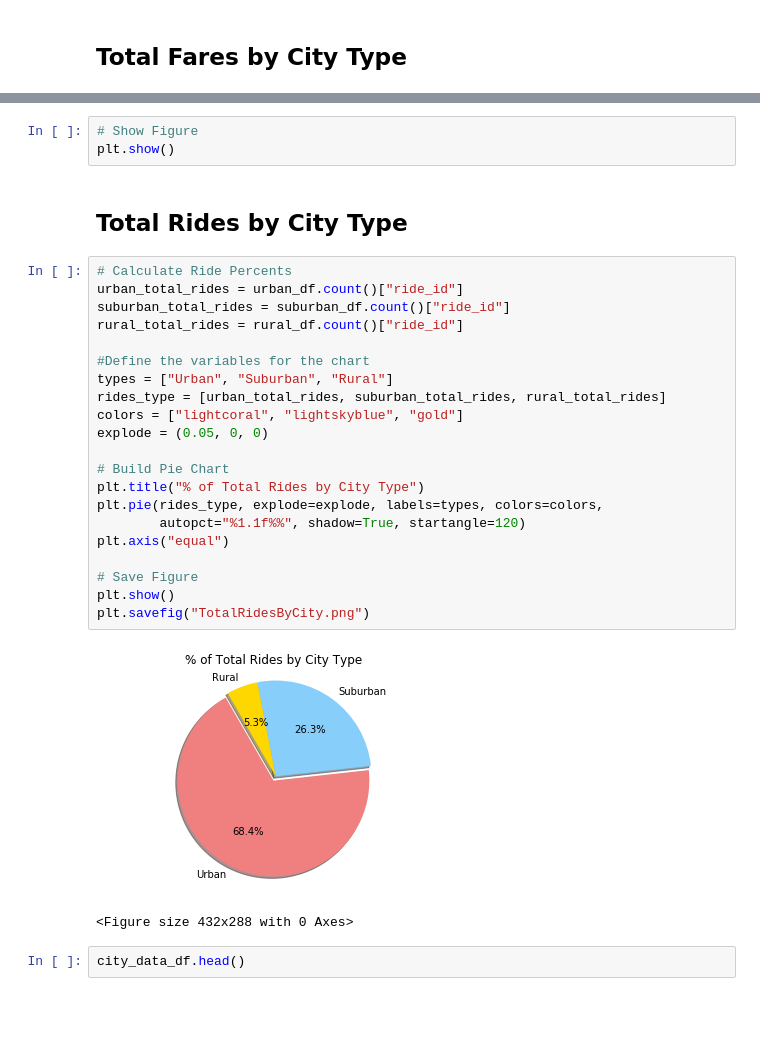
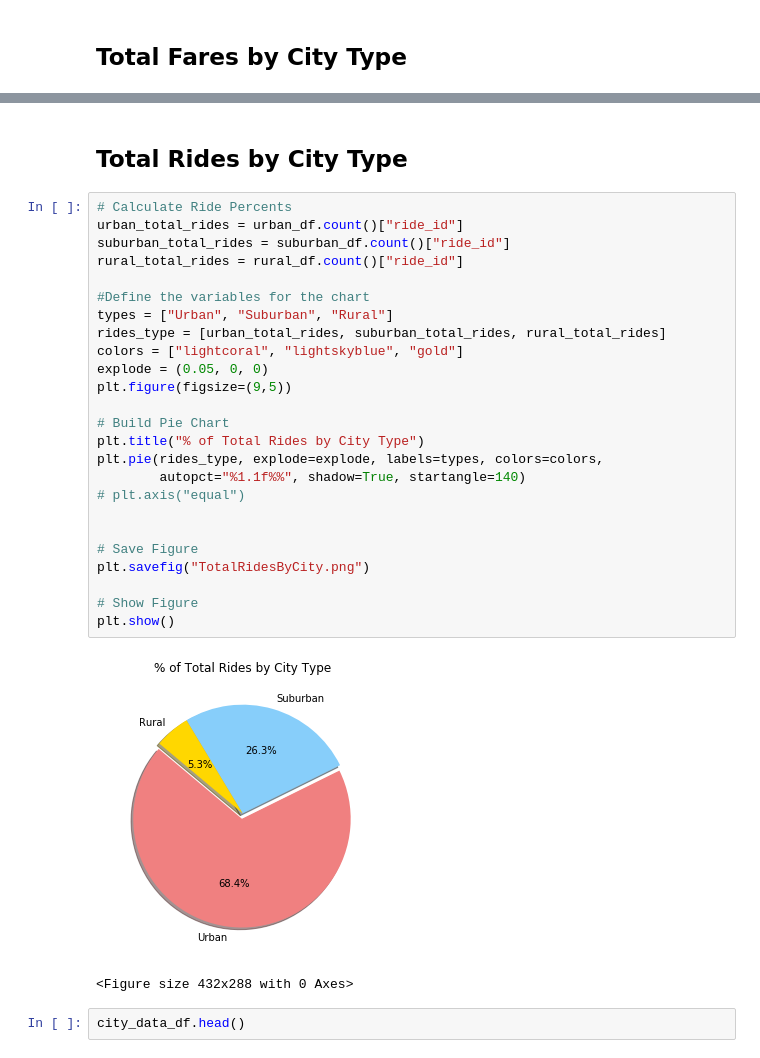
Before and after one commit to kokuji/pyber, a Jupyter notebook: pyber_starter - WIP.ipynb, the cells around one changed output, grey strips where cells are left out. Cells and saved outputs as stored; diff of their text form; blank space fills up the shorter version.

```diff
--- a/pyber_starter - WIP.ipynb
+++ b/pyber_starter - WIP.ipynb
@@ -146,34 +150,35 @@ plt.savefig("TotalFareByCity.png")
 # %% [output]
 [figure]
 <Figure size 432x288 with 0 Axes>
-# %%
-# Show Figure
-plt.show()
 # %% [markdown]
 ## Total Rides by City Type
 # %%
 # Calculate Ride Percents
 urban_total_rides = urban_df.count()["ride_id"]
 suburban_total_rides = suburban_df.count()["ride_id"]
 rural_total_rides = rural_df.count()["ride_id"]
 
 #Define the variables for the chart
 types = ["Urban", "Suburban", "Rural"]
 rides_type = [urban_total_rides, suburban_total_rides, rural_total_rides]
 colors = ["lightcoral", "lightskyblue", "gold"]
 explode = (0.05, 0, 0)
+plt.figure(figsize=(9,5))
 
 # Build Pie Chart
 plt.title("% of Total Rides by City Type")
 plt.pie(rides_type, explode=explode, labels=types, colors=colors,
-        autopct="%1.1f%%", shadow=True, startangle=120)
-plt.axis("equal")
+        autopct="%1.1f%%", shadow=True, startangle=140)
+# plt.axis("equal")
+
 
 # Save Figure
+plt.savefig("TotalRidesByCity.png")
+
+# Show Figure
 plt.show()
-plt.savefig("TotalRidesByCity.png")
 # %% [output]
-[figure, old version]
+[figure, new version]
 <Figure size 432x288 with 0 Axes>
 # %%
 city_data_df.head()
```
Also changed, not shown: parts of 6 cells of this notebook, 4 other files.
